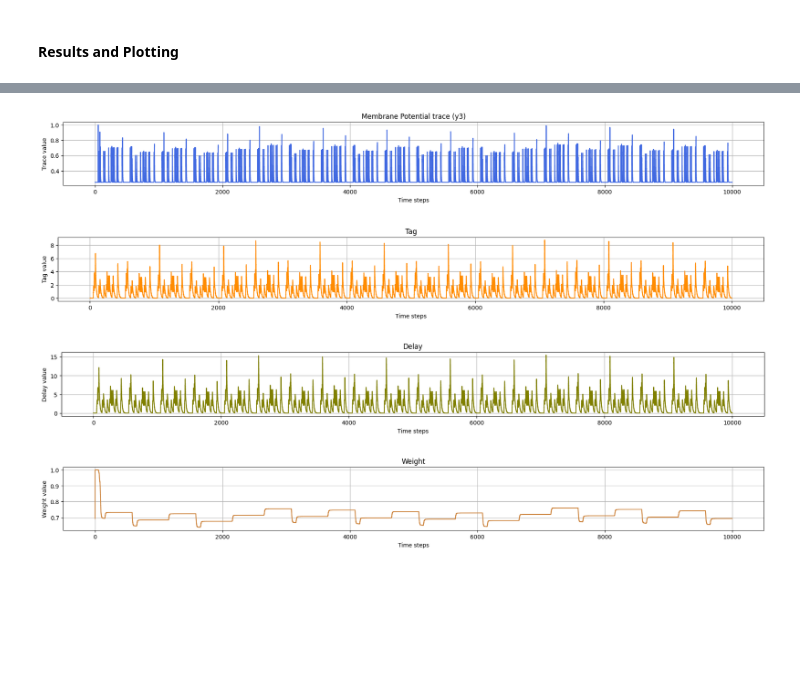
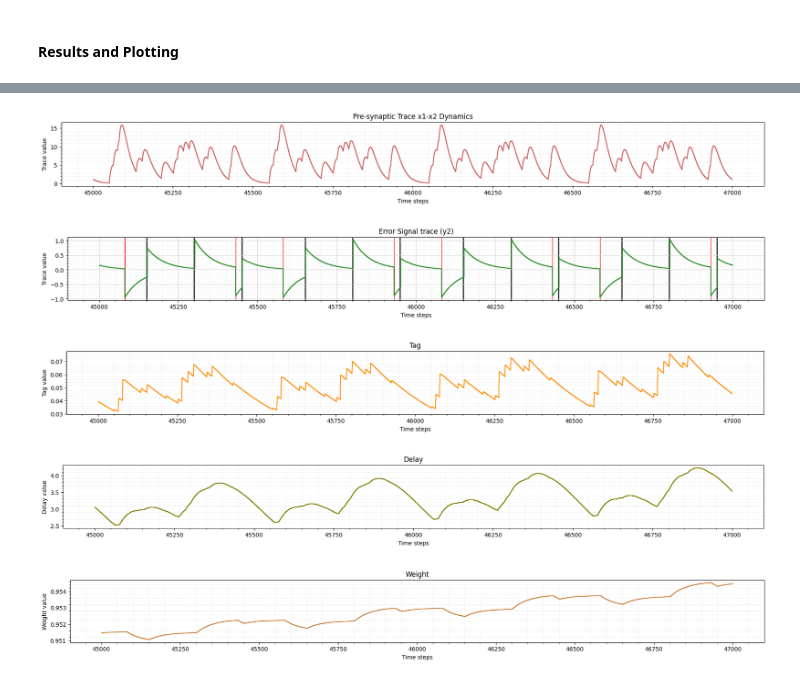
Before and after one commit to lava-nc/lava, a Jupyter notebook: tutorials/in_depth/three_factor_learning/tutorial11_SuperSpike_DoubleExponential.ipynb, the cells around one changed output, grey strips where cells are left out. Drawn from its saved outputs; the diff is of its cells as text; code cells hidden in the pictures; blank space fills up the shorter version.

```diff
--- a/tutorials/in_depth/three_factor_learning/tutorial11_SuperSpike_DoubleExponential.ipynb
+++ b/tutorials/in_depth/three_factor_learning/tutorial11_SuperSpike_DoubleExponential.ipynb
@@ -37,7 +37,7 @@ SELECT_TAG = "floating_pt"
 # PARAMS
 # ============================================================================================================
 # General Params
-num_rounds = 20
+num_rounds = 100
 num_steps_single_presentation = 500
 num_steps = num_rounds * num_steps_single_presentation
 
@@ -51,7 +51,7 @@ vth_pre = 0.99
 num_neurons_post = 1
 shape_lif_post = (num_neurons_post, )
 du_post = 0.3
-dv_post = 0.6
+dv_post = 0.7
 vth_post = 1
 
 wgt_input_pre = np.eye(num_neurons_pre) * 1
@@ -66,7 +66,7 @@ spike_prob = 0.03
 spike_raster_pre = np.zeros((num_neurons_pre, num_steps_single_presentation), dtype=int)
 np.place(spike_raster_pre, np.random.rand(num_neurons_pre, num_steps_single_presentation) < spike_prob, 1)
 
-spike_times_post_target = [150]
+spike_times_post_target = [150, 300, 450]
 spikes_raster_post_target = np.zeros((num_neurons_post, num_steps_single_presentation), dtype=int)
 spikes_raster_post_target[0, spike_times_post_target] = 1
 # ============================================================================================================
@@ -270,0 +223,5 @@ plot_time_series(time=time,
+# %%
+# starting and ending time steps
+# for targeted plotting
+starting = 45000
+ending = 47000
@@ -271,33 +315,46 @@ plot_time_series(time=time,
 # %%
-plot_time_series(time=time,
-                 time_series=y3_,
+x1_minus_x2 = pre_trace_decay - pre_trace_rise
+plot_time_series(time=time[starting:ending],
+                 time_series=x1_minus_x2[starting:ending],
                  ylabel="Trace value",
-                 title="Membrane Potential trace (y3)",
+                 title="Pre-synaptic Trace x1-x2 Dynamics",
                  figsize=(22, 2),
-                 color='royalblue')
+                 color='indianred')
 
-plot_time_series(time=time,
-                 time_series=tag,
+plot_time_series_combo(time=time[starting:ending],
+                       time_series=y2_[starting:ending],
+                       ylabel="Trace value",
+                       title="Error Signal trace (y2)",
+                       figsize=(22, 2),
+                       colors=['forestgreen','red', 'black'],
+                       spikes=post_spikes_output,
+                       spikes_target=target_spike,
+                       target=True
+                       )
+
+plot_time_series(time=time[starting:ending],
+                 time_series=tag[starting:ending],
                  ylabel="Tag value",
                  title="Tag",
                  figsize=(22, 2),
                  color='darkorange')
 
-plot_time_series(time=time,
-                 time_series=delay,
+plot_time_series(time=time[starting:ending],
+                 time_series=delay[starting:ending],
                  ylabel="Delay value",
                  title="Delay",
                  figsize=(22, 2),
                  color='olive')
 
-plot_time_series(time=time,
-                 time_series=weights,
+plot_time_series(time=time[starting:ending],
+                 time_series=weights[starting:ending],
                  ylabel="Weight value",
                  title="Weight",
                  figsize=(22, 2),
                  color='peru')
 # %% [output]
-[figure, old version]
+[figure, new version]
-[figure, old version]
+[figure, new version]
-[figure, old version]
+[figure, new version]
-[figure, old version]
+[figure, new version]
+[figure, added]
```
Also changed, not shown: parts of 13 cells of this notebook, 2 other files.
